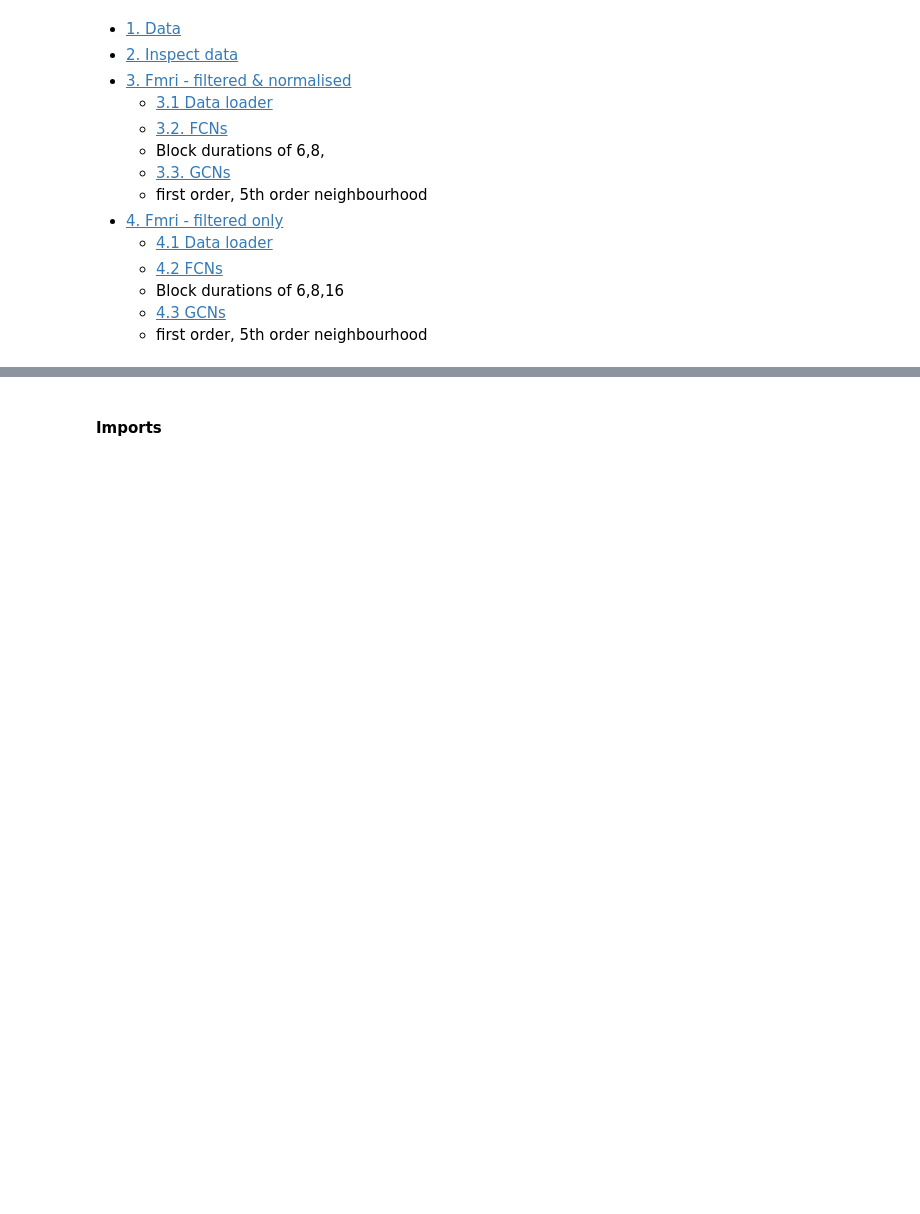
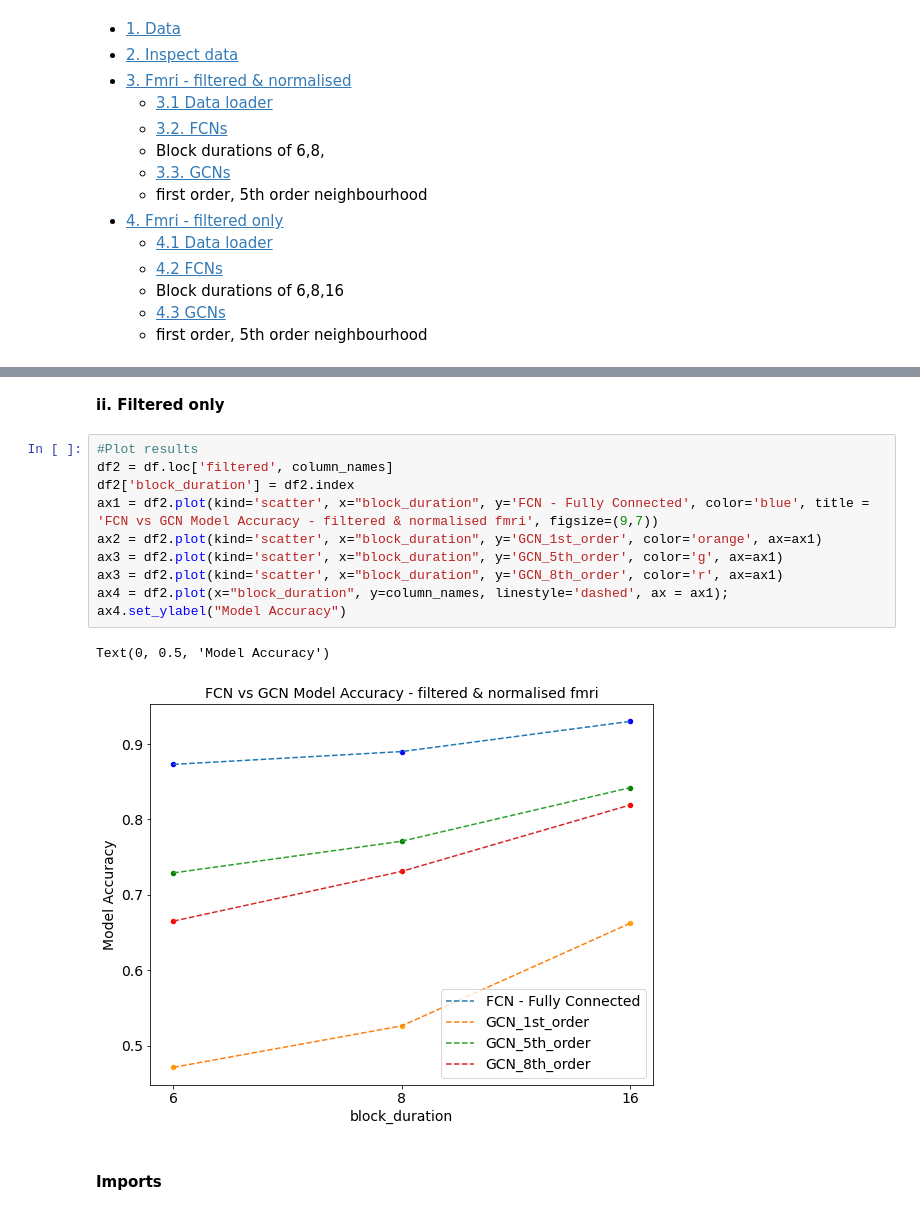
Before and after one commit to hanmacrad2/FCNs_GCNs_classify_fmri, a Jupyter notebook: 1_fmri_gcns.ipynb, the cells around one changed output, grey strips where cells are left out. Saved outputs shown, nothing was run; the diff lists cells and outputs as text; blank space fills up the shorter version.

```diff
--- a/1_fmri_gcns.ipynb
+++ b/1_fmri_gcns.ipynb
@@ -37,3 +60,18 @@ results
+# %% [markdown]
+__ii. Filtered only__
+# %%
+#Plot results
+df2 = df.loc['filtered', column_names]
+df2['block_duration'] = df2.index
+ax1 = df2.plot(kind='scatter', x="block_duration", y='FCN - Fully Connected', color='blue', title = 'FCN vs GCN Model Accuracy - filtered & normalised fmri', figsize=(9,7))
+ax2 = df2.plot(kind='scatter', x="block_duration", y='GCN_1st_order', color='orange', ax=ax1)
+ax3 = df2.plot(kind='scatter', x="block_duration", y='GCN_5th_order', color='g', ax=ax1)
+ax3 = df2.plot(kind='scatter', x="block_duration", y='GCN_8th_order', color='r', ax=ax1)
+ax4 = df2.plot(x="block_duration", y=column_names, linestyle='dashed', ax = ax1);
+ax4.set_ylabel("Model Accuracy")
+# %% [output]
+Text(0, 0.5, 'Model Accuracy')
+[figure, added]
 # %% [markdown]
 #### Imports
 # %%
```
Also changed, not shown: parts of 13 cells of this notebook.
